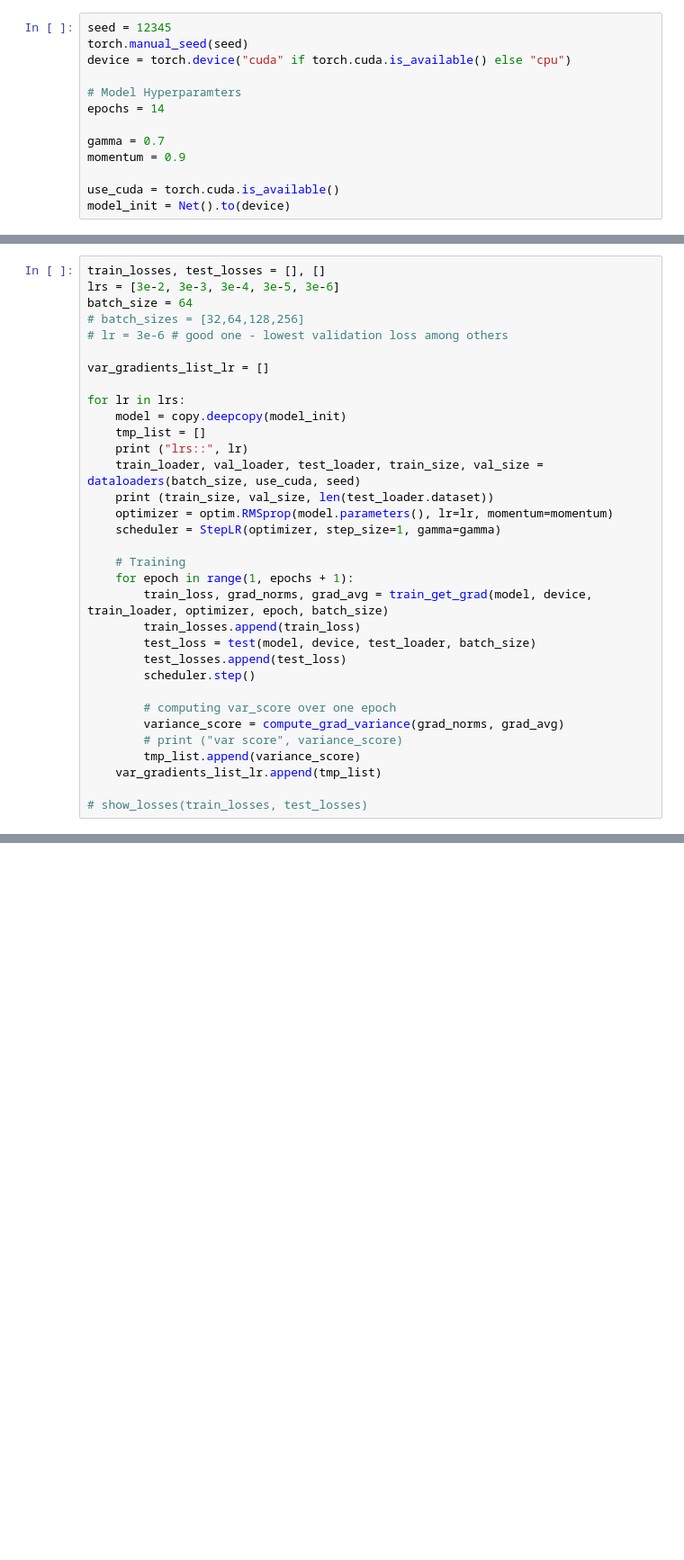
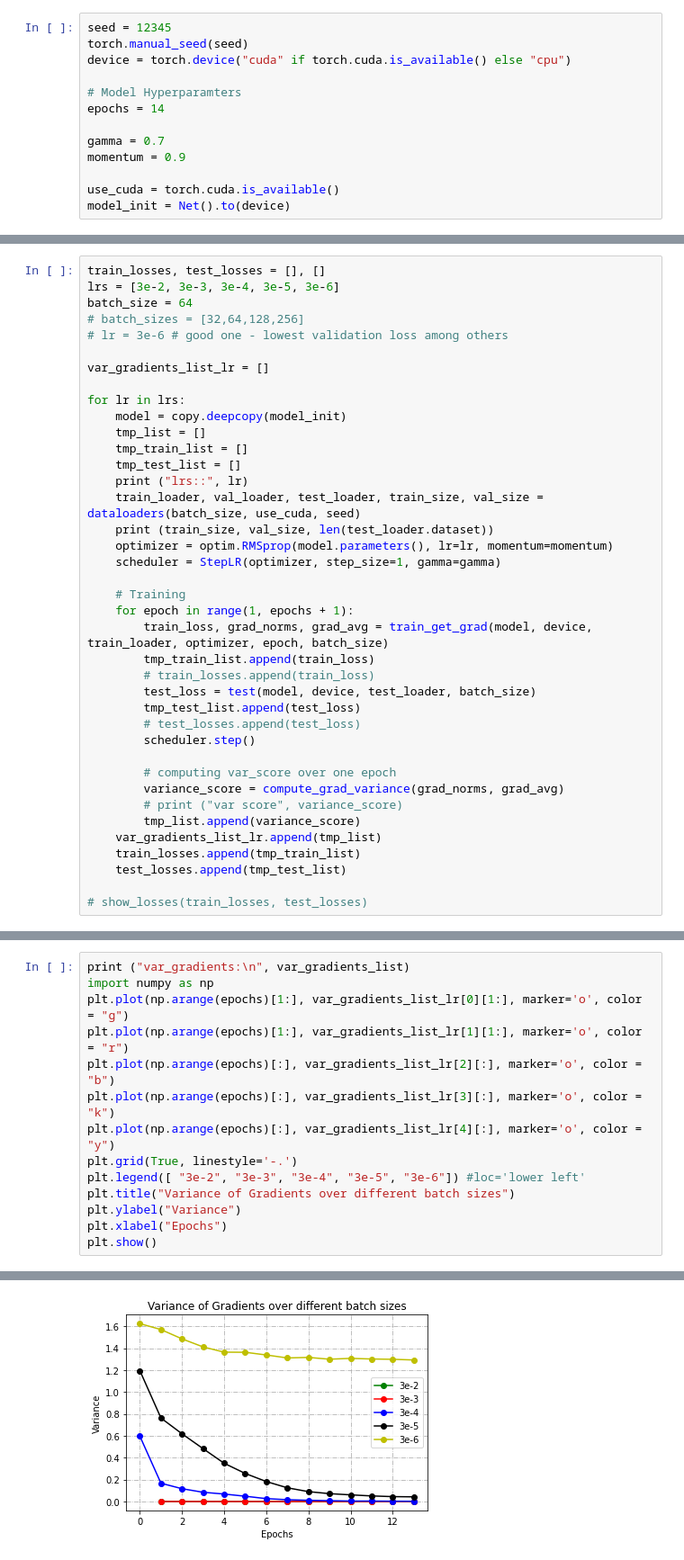
Before and after one commit to manjot4/OptML_Project, a Jupyter notebook: RMSprop_var_grad.ipynb, the cells around one changed output, grey strips where cells are left out. Shown at 90% size. Saved outputs shown, nothing was run; the diff lists cells and outputs as text; blank space fills up the shorter version.

```diff
--- a/RMSprop_var_grad.ipynb
+++ b/RMSprop_var_grad.ipynb
@@ -122,6 +182,8 @@ var_gradients_list_lr = []
 for lr in lrs:
     model = copy.deepcopy(model_init)
     tmp_list = []
+    tmp_train_list = []
+    tmp_test_list = []
     print ("lrs::", lr)
     train_loader, val_loader, test_loader, train_size, val_size = dataloaders(batch_size, use_cuda, seed)
     print (train_size, val_size, len(test_loader.dataset))
@@ -131,9 +193,11 @@ for lr in lrs:
     # Training
     for epoch in range(1, epochs + 1):
         train_loss, grad_norms, grad_avg = train_get_grad(model, device, train_loader, optimizer, epoch, batch_size)
-        train_losses.append(train_loss)
+        tmp_train_list.append(train_loss)
+        # train_losses.append(train_loss)
         test_loss = test(model, device, test_loader, batch_size)
-        test_losses.append(test_loss)
+        tmp_test_list.append(test_loss)
+        # test_losses.append(test_loss)
         scheduler.step()
 
         # computing var_score over one epoch
@@ -141,6 +205,8 @@ for lr in lrs:
         # print ("var score", variance_score)
         tmp_list.append(variance_score)
     var_gradients_list_lr.append(tmp_list)
+    train_losses.append(tmp_train_list)
+    test_losses.append(tmp_test_list)
 
 # show_losses(train_losses, test_losses)
 # %% [output]
@@ -181,0 +230,15 @@ KeyboardInterrupt: ignored
+# %%
+print ("var_gradients:\n", var_gradients_list)
+import numpy as np
+plt.plot(np.arange(epochs)[1:], var_gradients_list_lr[0][1:], marker='o', color = "g")
+plt.plot(np.arange(epochs)[1:], var_gradients_list_lr[1][1:], marker='o', color = "r")
+plt.plot(np.arange(epochs)[:], var_gradients_list_lr[2][:], marker='o', color = "b")
+plt.plot(np.arange(epochs)[:], var_gradients_list_lr[3][:], marker='o', color = "k")
+plt.plot(np.arange(epochs)[:], var_gradients_list_lr[4][:], marker='o', color = "y")
+plt.grid(True, linestyle='-.')
+plt.legend([ "3e-2", "3e-3", "3e-4", "3e-5", "3e-6"]) #loc='lower left'
+plt.title("Variance of Gradients over different batch sizes")
+plt.ylabel("Variance")
+plt.xlabel("Epochs")
+plt.show()
+# %% [output]
@@ -181,0 +247 @@ KeyboardInterrupt: ignored
+[figure, added]
```
Also changed, not shown: parts of 12 cells of this notebook, 4 other files.
